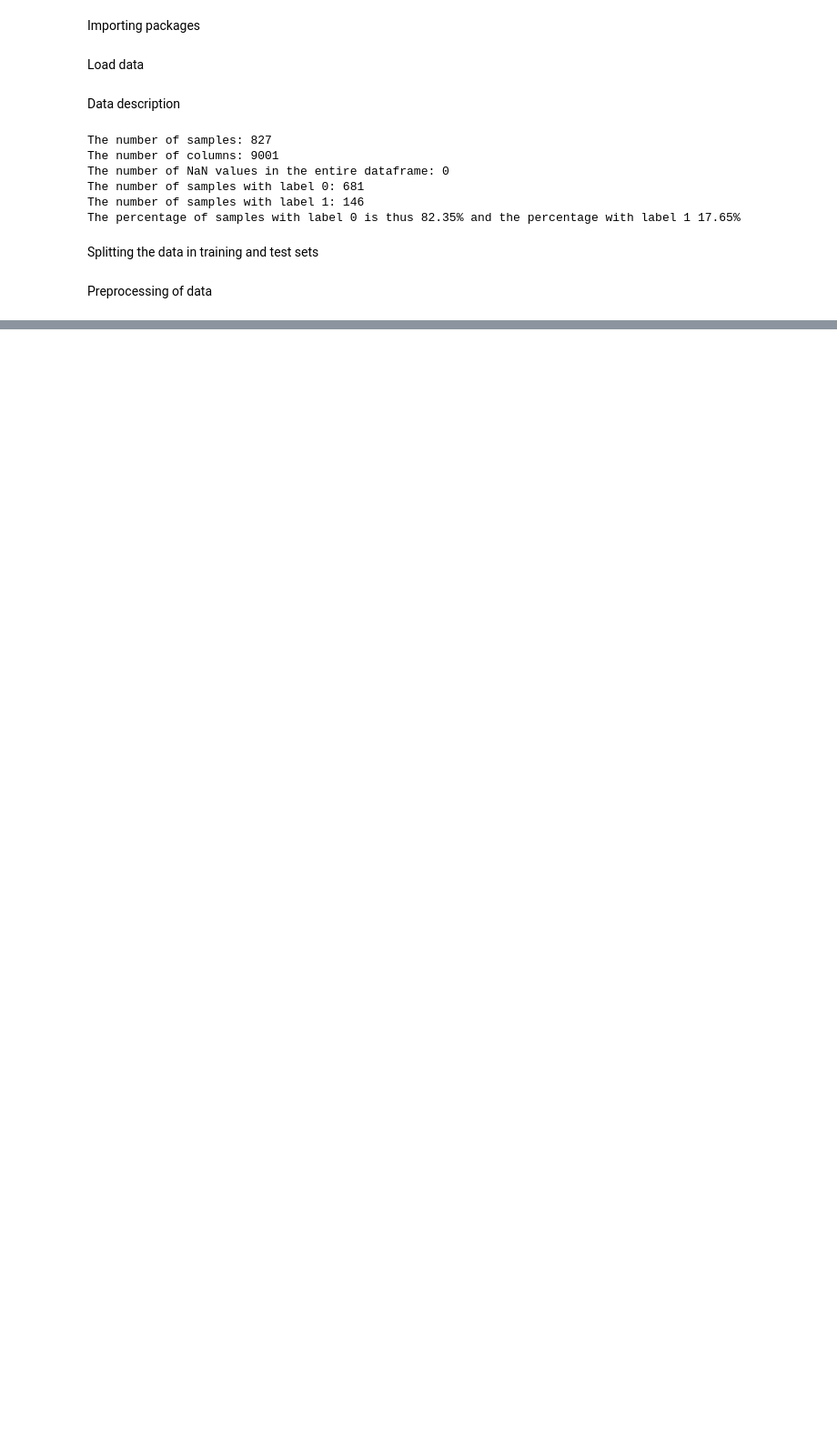
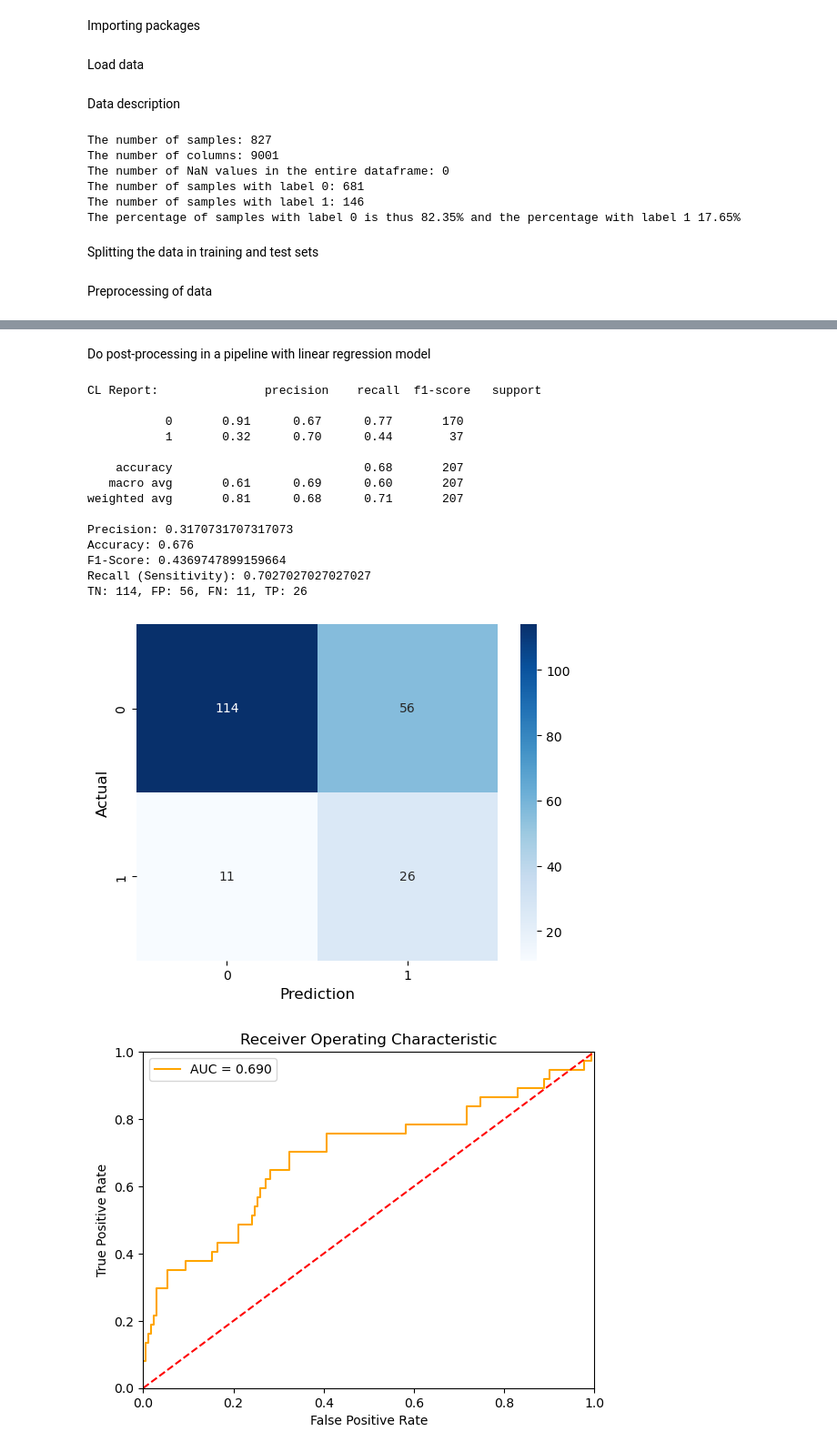
Before and after one commit to ereindersss/TM10011-Machine-learning-assignment-ECG-, a Jupyter notebook: assignment_clean.ipynb, the cells around one changed output, grey strips where cells are left out. Shown at 91% size. Cells and saved outputs as stored; diff of their text form; code cells hidden in the pictures; blank space fills up the shorter version.

Commit message:
introduced a pipeline for preprocessing

```diff
--- a/assignment_clean.ipynb
+++ b/assignment_clean.ipynb
@@ -92,7 +92,7 @@ Preprocessing of data
 ###             Dit komt door de gekozen schaalwijze
 ###         In deze volgorde zou nog geschoven kunnen worden als dat handig is.
 
-print(f"Preprocessing begint met {np.shape(X)[1]} features")
+print(f"Preprocessing begint met {np.shape(x_train)[1]} features")
 
 ### Filter de originele features o.b.v. variantie
 ###         Indien de variantie < 0.01 is, worden ze verwijderd.
@@ -100,10 +100,10 @@ print(f"Preprocessing begint met {np.shape(X)[1]} features")
 ###             Dit zou kunnen komen door de outliers, ik weet niet zo goed of hier wat aan te doen is.
 ###     Eindresultaat --> 9000 features
 redundant_features_variance = []
-for col in X:
-    if np.var(X[col]) < 0.01:
+for col in x_train:
+    if np.var(x_train[col]) < 0.01:
         redundant_features_variance.append(col)
-X_variance_filtered = X.drop(columns=redundant_features_variance)
+X_variance_filtered = x_train.drop(columns=redundant_features_variance)
 
 print(f"Variantie-analyse verwijderde {np.size(redundant_features_variance)} features")
 
@@ -130,7 +130,7 @@ print(f"Correlatie analyse verwijderde {np.size(redundant_features_correlation)}
 ###             Maar wellicht iets om te vervangen als nodig.
 ###         Hiermee kunnen 4365 features worden verwijderd.
 ###     Eindresultaat --> 61 features
-X_ttest_unfiltered_with_label = pd.concat([X_correlation_filtered, Y], axis=1)
+X_ttest_unfiltered_with_label = pd.concat([X_correlation_filtered, y_train], axis=1)
 redundant_features_ttest = []
 for col in X_correlation_filtered:
     p_value = ttest_ind(X_ttest_unfiltered_with_label[X_ttest_unfiltered_with_label["label"] == 0][col], X_ttest_unfiltered_with_label[X_ttest_unfiltered_with_label["label"] == 1][col])[1]
@@ -156,0 +157,2 @@ Na het schalen zijn er 61 features over
+# %% [markdown]
+Do post-processing in a pipeline with linear regression model
@@ -156,0 +233,68 @@ Na het schalen zijn er 61 features over
+# %%
+#results of linear regression model with pipeline
+
+print(f"CL Report:",classification_report(y_test, y_pred, zero_division=1))
+
+precision = precision_score(y_test, y_pred)
+print("Precision:", precision)
+
+accuracy = sklm.accuracy_score(y_test, y_pred)
+print('Accuracy:', round(accuracy,3))
+
+f1 = f1_score(y_test, y_pred)
+print("F1-Score:", f1)
+
+recall = recall_score(y_test, y_pred)
+print("Recall (Sensitivity):", recall)
+
+confusion_matrix = confusion_matrix(y_test, y_pred)
+TN, FP, FN, TP = confusion_matrix.ravel()
+print("TN: {}, FP: {}, FN: {}, TP: {}\n".format(TN, FP, FN, TP))
+
+sns.heatmap(confusion_matrix,
+            annot=True,
+            cmap="Blues",
+            fmt='g',
+            xticklabels=['0','1'],
+            yticklabels=['0','1'])
+
+plt.ylabel('Actual',fontsize=12)
+plt.xlabel('Prediction',fontsize=12)
+plt.show()
+
+def plot_auc(labels, probs):
+    fpr = dict()
+    tpr = dict()
+    roc_auc = dict()
+    fpr, tpr, _ = roc_curve(labels.values.ravel(), probs[:,1].ravel())
+    roc_auc = auc(fpr, tpr)
+
+    plt.figure()
+    plt.plot(fpr, tpr, color = 'orange', label = 'AUC = %0.3f' % roc_auc)
+    plt.plot([0, 1], [0, 1],'r--')
+    plt.xlim([0.0, 1.0])
+    plt.ylim([0.0, 1.])
+    plt.xlabel('False Positive Rate')
+    plt.ylabel('True Positive Rate')
+    plt.title('Receiver Operating Characteristic')
+    plt.legend()
+    plt.show()
+
+plot_auc(y_test, probabilities)
+# %% [output]
+CL Report:               precision    recall  f1-score   support
+
+           0       0.91      0.67      0.77       170
+           1       0.32      0.70      0.44        37
+
+    accuracy                           0.68       207
+   macro avg       0.61      0.69      0.60       207
+weighted avg       0.81      0.68      0.71       207
+
+Precision: 0.3170731707317073
+Accuracy: 0.676
+F1-Score: 0.4369747899159664
+Recall (Sensitivity): 0.7027027027027027
+TN: 114, FP: 56, FN: 11, TP: 26
+[figure, added]
+[figure, added]
```
Also changed, not shown: parts of 2 cells of this notebook.
